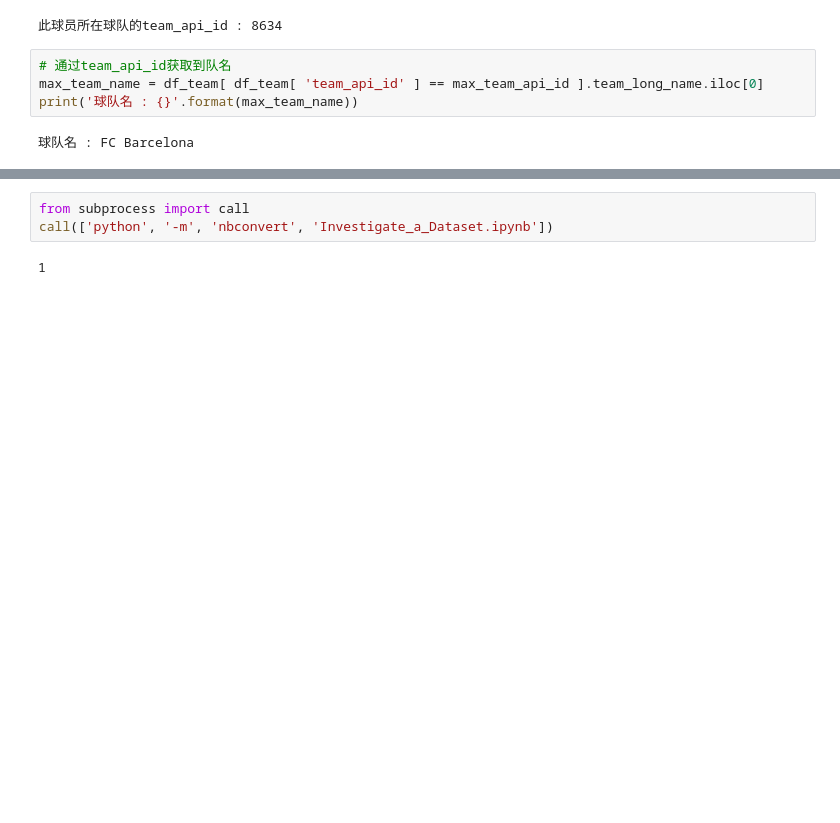
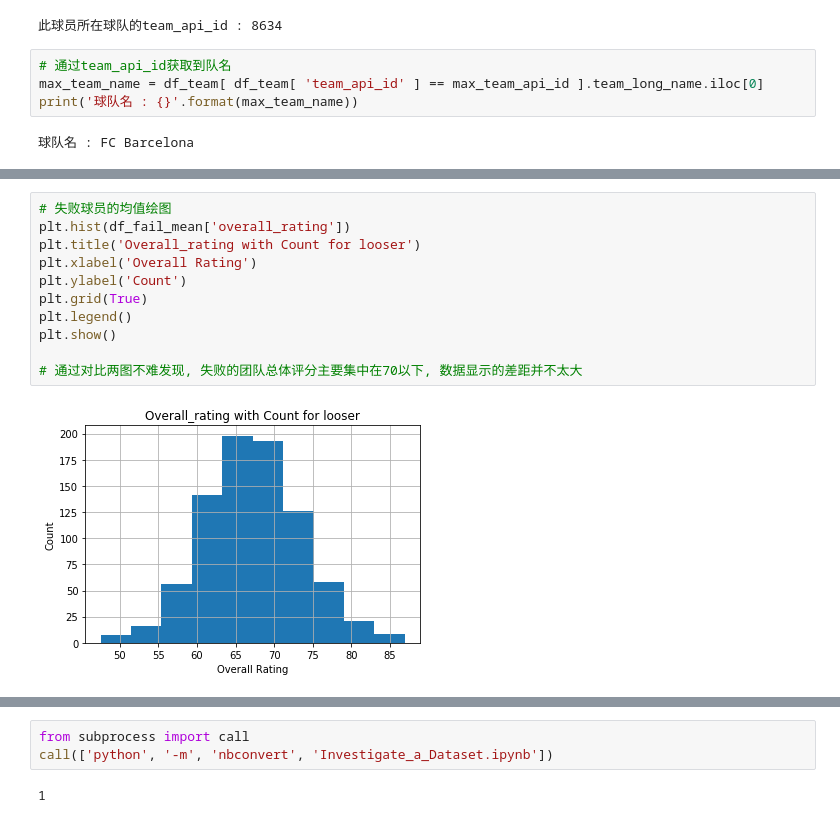
Before and after one commit to kylechenoO/investigate-football, a Jupyter notebook: Investigate-Football.ipynb, the cells around one changed output, grey strips where cells are left out. Saved outputs shown, nothing was run; the diff lists cells and outputs as text; blank space fills up the shorter version.

```diff
--- a/Investigate-Football.ipynb
+++ b/Investigate-Football.ipynb
@@ -633,0 +663,13 @@ df_plot.set_index('date').plot()
+# %%
+# 失败球员的均值绘图
+plt.hist(df_fail_mean['overall_rating'])
+plt.title('Overall_rating with Count for looser')
+plt.xlabel('Overall Rating')
+plt.ylabel('Count')
+plt.grid(True)
+plt.legend()
+plt.show()
+
+# 通过对比两图不难发现, 失败的团队总体评分主要集中在70以下, 数据显示的差距并不太大
+# %% [output]
+[figure, added]
```
Also changed, not shown: parts of 33 cells of this notebook, 1 other file.
